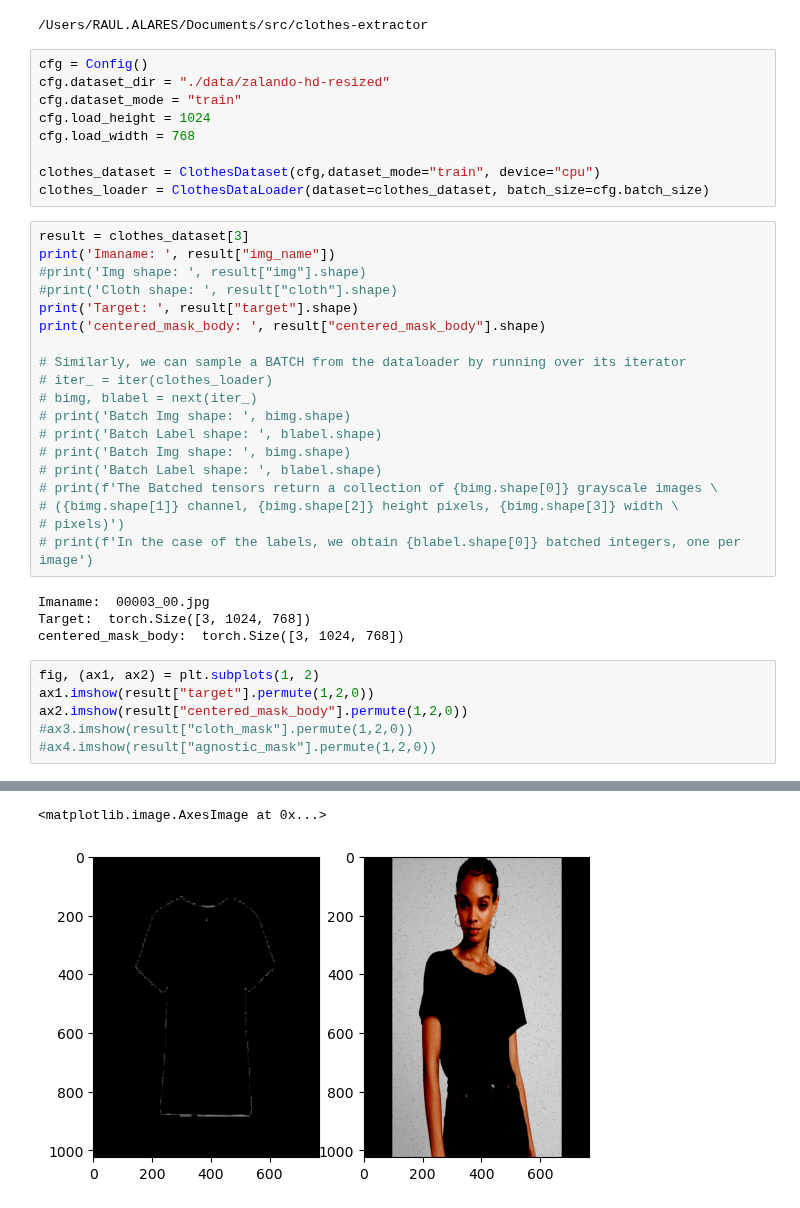
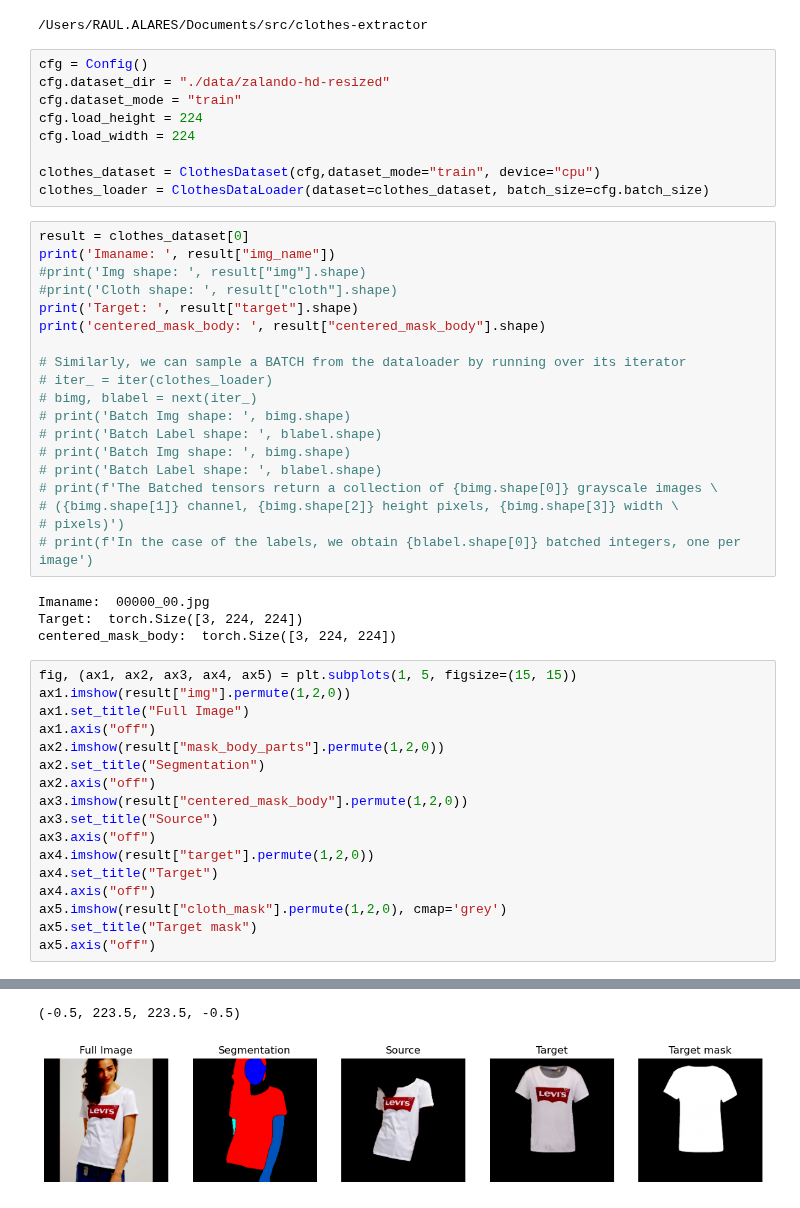
Before and after one commit to aidl-upc-2024-clothes-extractor/clothes-extractor, a Jupyter notebook: notebooks/use_dataset.ipynb, the cells around one changed output, grey strips where cells are left out. Saved outputs shown, nothing was run; the diff lists cells and outputs as text.

```diff
--- a/notebooks/use_dataset.ipynb
+++ b/notebooks/use_dataset.ipynb
@@ -20,13 +20,13 @@ from utils.utils import DatasetType
 cfg = Config()
 cfg.dataset_dir = "./data/zalando-hd-resized"
 cfg.dataset_mode = "train"
-cfg.load_height = 1024
-cfg.load_width = 768
+cfg.load_height = 224
+cfg.load_width = 224
 
 clothes_dataset = ClothesDataset(cfg,dataset_mode="train", device="cpu")
 clothes_loader = ClothesDataLoader(dataset=clothes_dataset, batch_size=cfg.batch_size)
 # %%
-result = clothes_dataset[3]
+result = clothes_dataset[0]
 print('Imaname: ', result["img_name"])
 #print('Img shape: ', result["img"].shape)
 #print('Cloth shape: ', result["cloth"].shape)
@@ -45,15 +45,26 @@ print('centered_mask_body: ', result["centered_mask_body"].shape)
 # pixels)')
 # print(f'In the case of the labels, we obtain {blabel.shape[0]} batched integers, one per image')
 # %% [output]
-Imaname:  00003_00.jpg
-Target:  torch.Size([3, 1024, 768])
-centered_mask_body:  torch.Size([3, 1024, 768])
+Imaname:  00000_00.jpg
+Target:  torch.Size([3, 224, 224])
+centered_mask_body:  torch.Size([3, 224, 224])
 # %%
-fig, (ax1, ax2) = plt.subplots(1, 2)
-ax1.imshow(result["target"].permute(1,2,0))
-ax2.imshow(result["centered_mask_body"].permute(1,2,0))
-#ax3.imshow(result["cloth_mask"].permute(1,2,0))
-#ax4.imshow(result["agnostic_mask"].permute(1,2,0))
+fig, (ax1, ax2, ax3, ax4, ax5) = plt.subplots(1, 5, figsize=(15, 15))
+ax1.imshow(result["img"].permute(1,2,0))
+ax1.set_title("Full Image")
+ax1.axis("off")
+ax2.imshow(result["mask_body_parts"].permute(1,2,0))
+ax2.set_title("Segmentation")
+ax2.axis("off")
+ax3.imshow(result["centered_mask_body"].permute(1,2,0))
+ax3.set_title("Source")
+ax3.axis("off")
+ax4.imshow(result["target"].permute(1,2,0))
+ax4.set_title("Target")
+ax4.axis("off")
+ax5.imshow(result["cloth_mask"].permute(1,2,0), cmap='grey')
+ax5.set_title("Target mask")
+ax5.axis("off")
 # %% [output]
 Clipping input data to the valid range for imshow with RGB data ([0..1] for floats or [0..255] for integers).
 Clipping input data to the valid range for imshow with RGB data ([0..1] for floats or [0..255] for integers).
@@ -60,2 +74,2 @@ Clipping input data to the valid range for imshow with RGB data ([0..1] for floa
-<matplotlib.image.AxesImage at 0x...>
+(-0.5, 223.5, 223.5, -0.5)
-[figure, old version]
+[figure, new version]
```
Also changed, not shown: parts of 1 cell of this notebook, 3 other files.
